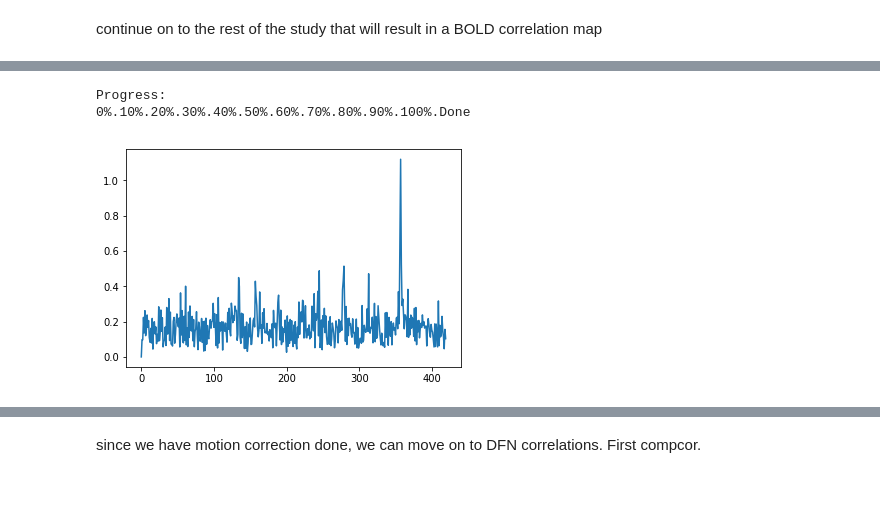
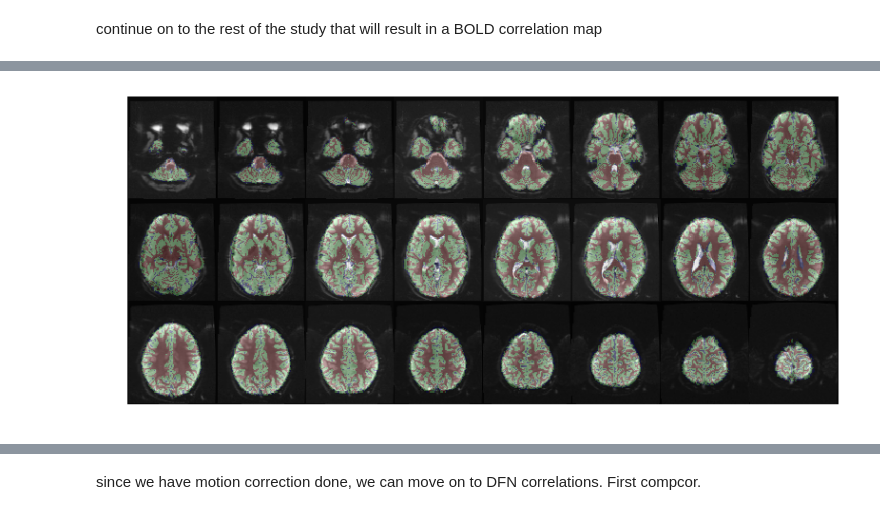
Before and after one commit to stnava/structuralFunctionalJointRegistration, a Jupyter notebook: src/Default Mode Connectivity in ANTsPy.ipynb, the cells around one changed output, grey strips where cells are left out. Drawn from its saved outputs; the diff is of its cells as text; code cells hidden in the pictures; blank space fills up the shorter version.

```diff
--- a/src/Default Mode Connectivity in ANTsPy.ipynb
+++ b/src/Default Mode Connectivity in ANTsPy.ipynb
@@ -65,10 +69,9 @@ t1 = ants.n4_bias_field_correction( t1, t1mask, 8 ).n4_bias_field_correction( t1
 bmask =  ants.apply_transforms( und, t1mask, t1reg['fwdtransforms'],
   interpolator = 'nearestNeighbor' ).morphology("close",3)
 ofn = rdir + "features/LS" + id + "_mask_py.nii.gz"
-ants.image_write( bmask, ofn )
 t1toBOLD = ants.apply_transforms( und, t1, t1reg['fwdtransforms'] )
 ofn = rdir + "features/LS" + id + "_t1ToBold_py.nii.gz"
-ants.image_write( t1toBOLD, ofn )
+# ants.image_write( t1toBOLD, ofn )
 
 ## Tissue segmentation
 # a simple method
@@ -79,51 +82,7 @@ volumes = ants.label_stats( t1seg['segmentation'], t1seg['segmentation'] )
 
 boldseg = ants.apply_transforms( und, t1seg['segmentation'],
   t1reg['fwdtransforms'], interpolator = 'nearestNeighbor' )
-
-## Template mapping
-# include prior information e.g. from meta-analysis or anatomy
-
-myvoxes = range(powers_areal_mni_itk.shape[0])
-anat = powers_areal_mni_itk['Anatomy']
-syst = powers_areal_mni_itk['SystemName']
-Brod = powers_areal_mni_itk['Brodmann']
-xAAL  = powers_areal_mni_itk['AAL']
-ch2 = ants.image_read( ants.get_ants_data( "ch2" ) )
-treg = ants.registration( t1 * t1mask, ch2, 'SyN' )
-
-concatx2 = treg['invtransforms'] + t1reg['invtransforms']
-pts2bold = ants.apply_transforms_to_points( 3, powers_areal_mni_itk, concatx2,whichtoinvert = ( True, False, True, False ) )
-locations = pts2bold.iloc[:,:3].values
-ptImg = ants.make_points_image( locations, bmask, radius = 3 )
-networks = powers_areal_mni_itk['SystemName'].unique()
-dfnpts = np.where( powers_areal_mni_itk['SystemName'] == networks[5] )
-dfnImg = ants.mask_image(  ptImg, ptImg, level = dfnpts[0].tolist(), binarize=False )
-
-# plot( und, ptImg, axis=3, window.overlay = range( ptImg ) )
-
-bold2ch2 = ants.apply_transforms( ch2, und,  concatx2, whichtoinvert = ( True, False, True, False ) )
-
-
-# Extracting canonical functional network maps
-## preprocessing
-
-csfAndWM = ( ants.threshold_image( boldseg, 1, 1 ) +
-             ants.threshold_image( boldseg, 3, 3 ) ).morphology("erode",1)
-bold = ants.image_read( boldfnsR )
-boldList = ants.ndimage_to_list( bold )
-avgBold = ants.get_average_of_timeseries( bold, range( 5 ) )
-boldUndTX = ants.registration( und, avgBold, "SyN", regIterations = (15,4),
-  synMetric = "CC", synSampling = 2, verbose = False )
-boldUndTS = ants.apply_transforms( und, bold, boldUndTX['fwdtransforms'], imagetype = 3  )
-motCorr = ants.motion_correction( boldUndTS, avgBold,
-    type_of_transform="Rigid", verbose = True )
-
-avgBold = ants.get_average_of_timeseries( motCorr['motion_corrected'], range( 5 ) )
-#######################
-nt = len(motCorr['FD'])
-plt.plot(  range( nt ), motCorr['FD'] )
-plt.show()
-# %% [output]
-Progress:
-0%.10%.20%.30%.40%.50%.60%.70%.80%.90%.100%.Done
-[figure, removed]
+# %%
+ants.plot(   und,   boldseg,  overlay_alpha = 0.25 , axis = 2, nslices = 24, ncol=8)
+# %% [output]
+[figure, added]
```
Also changed, not shown: parts of 12 cells of this notebook.
